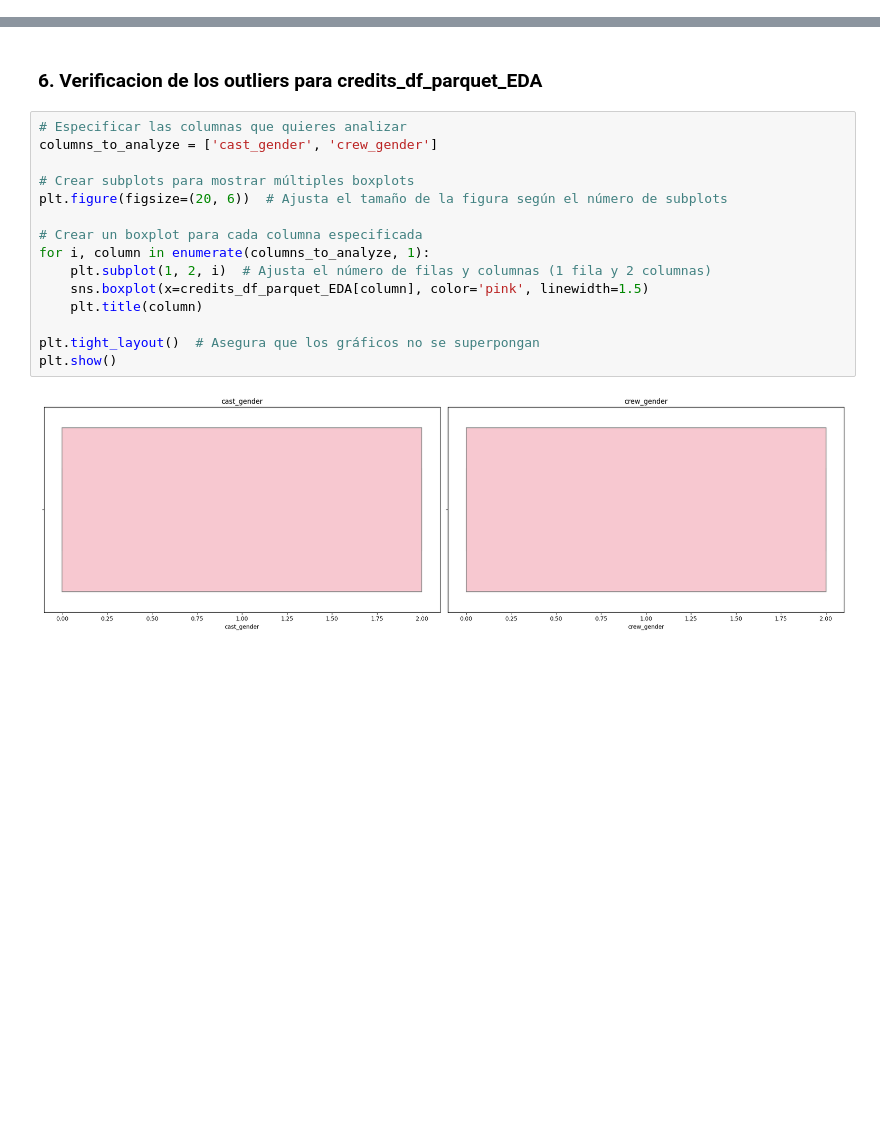
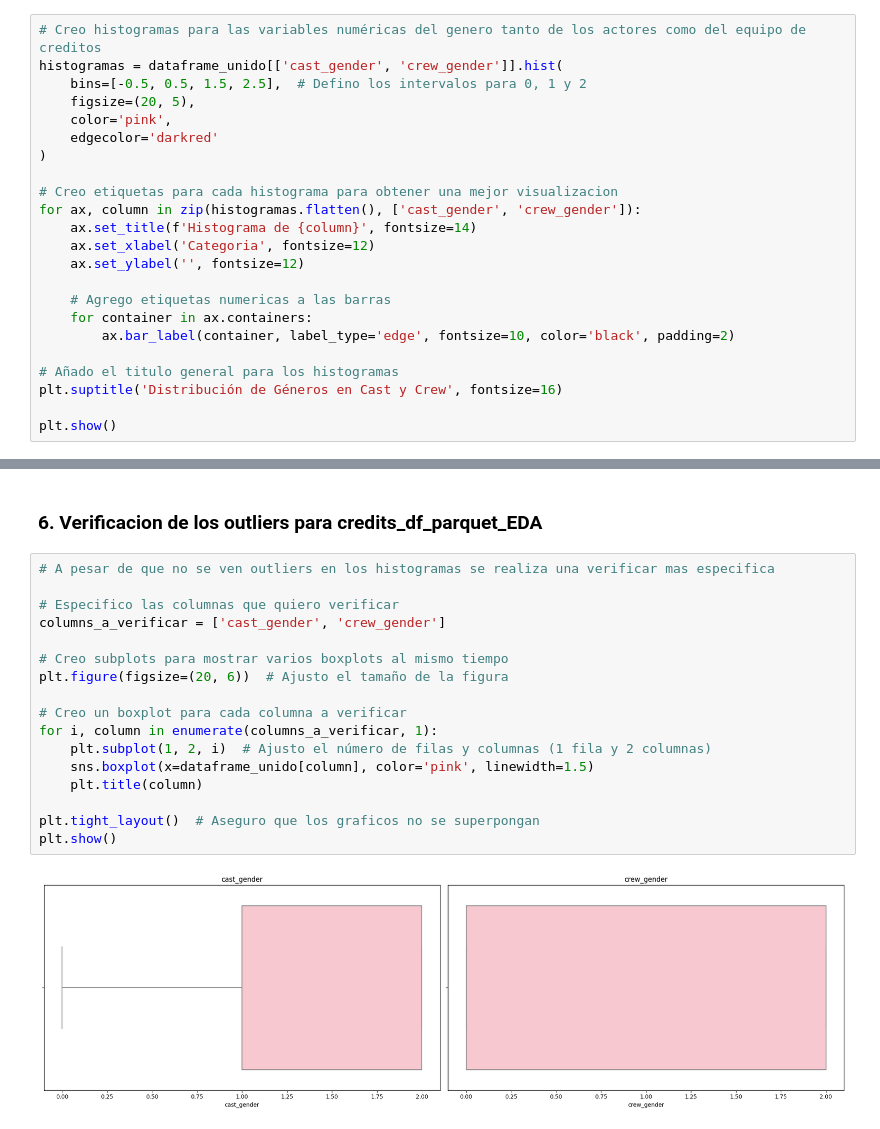
Before and after one commit to karenb54/Proyecto_recomendacion_de_peliculas_ml, a Jupyter notebook: EDA.ipynb, the cells around one changed output, grey strips where cells are left out. Saved outputs shown, nothing was run; the diff lists cells and outputs as text; blank space fills up the shorter version.

```diff
--- a/EDA.ipynb
+++ b/EDA.ipynb
@@ -573,0 +452,23 @@ plt.show()
+# %%
+# Creo histogramas para las variables numéricas del genero tanto de los actores como del equipo de creditos
+histogramas = dataframe_unido[['cast_gender', 'crew_gender']].hist(
+    bins=[-0.5, 0.5, 1.5, 2.5],  # Defino los intervalos para 0, 1 y 2
+    figsize=(20, 5),
+    color='pink',
+    edgecolor='darkred'
+)
+
+# Creo etiquetas para cada histograma para obtener una mejor visualizacion
+for ax, column in zip(histogramas.flatten(), ['cast_gender', 'crew_gender']):
+    ax.set_title(f'Histograma de {column}', fontsize=14)
+    ax.set_xlabel('Categoria', fontsize=12)
+    ax.set_ylabel('', fontsize=12)
+
+    # Agrego etiquetas numericas a las barras
+    for container in ax.containers:
+        ax.bar_label(container, label_type='edge', fontsize=10, color='black', padding=2)
+
+# Añado el titulo general para los histogramas
+plt.suptitle('Distribución de Géneros en Cast y Crew', fontsize=16)
+
+plt.show()
@@ -606,22 +509,24 @@ conclusion: los graficos muestran que hay mas hombres que mujeres tanto en el re
 # %% [markdown]
 ### 6. Verificacion de los outliers para credits_df_parquet_EDA
 # %%
-# Especificar las columnas que quieres analizar
-columns_to_analyze = ['cast_gender', 'crew_gender']
+# A pesar de que no se ven outliers en los histogramas se realiza una verificar mas especifica
 
-# Crear subplots para mostrar múltiples boxplots
-plt.figure(figsize=(20, 6))  # Ajusta el tamaño de la figura según el número de subplots
+# Especifico las columnas que quiero verificar
+columns_a_verificar = ['cast_gender', 'crew_gender']
 
-# Crear un boxplot para cada columna especificada
-for i, column in enumerate(columns_to_analyze, 1):
-    plt.subplot(1, 2, i)  # Ajusta el número de filas y columnas (1 fila y 2 columnas)
-    sns.boxplot(x=credits_df_parquet_EDA[column], color='pink', linewidth=1.5)
+# Creo subplots para mostrar varios boxplots al mismo tiempo
+plt.figure(figsize=(20, 6))  # Ajusto el tamaño de la figura
+
+# Creo un boxplot para cada columna a verificar
+for i, column in enumerate(columns_a_verificar, 1):
+    plt.subplot(1, 2, i)  # Ajusto el número de filas y columnas (1 fila y 2 columnas)
+    sns.boxplot(x=dataframe_unido[column], color='pink', linewidth=1.5)
     plt.title(column)
 
-plt.tight_layout()  # Asegura que los gráficos no se superpongan
+plt.tight_layout()  # Aseguro que los graficos no se superpongan
 plt.show()
 # %% [output]
-[figure, old version]
+[figure, new version]
 # %% [markdown]
 ----------------------------------------------------------------------------------------------------------------------------------------------------------------------------------------------
 
```
Also changed, not shown: parts of 60 cells of this notebook, 3 other files.
